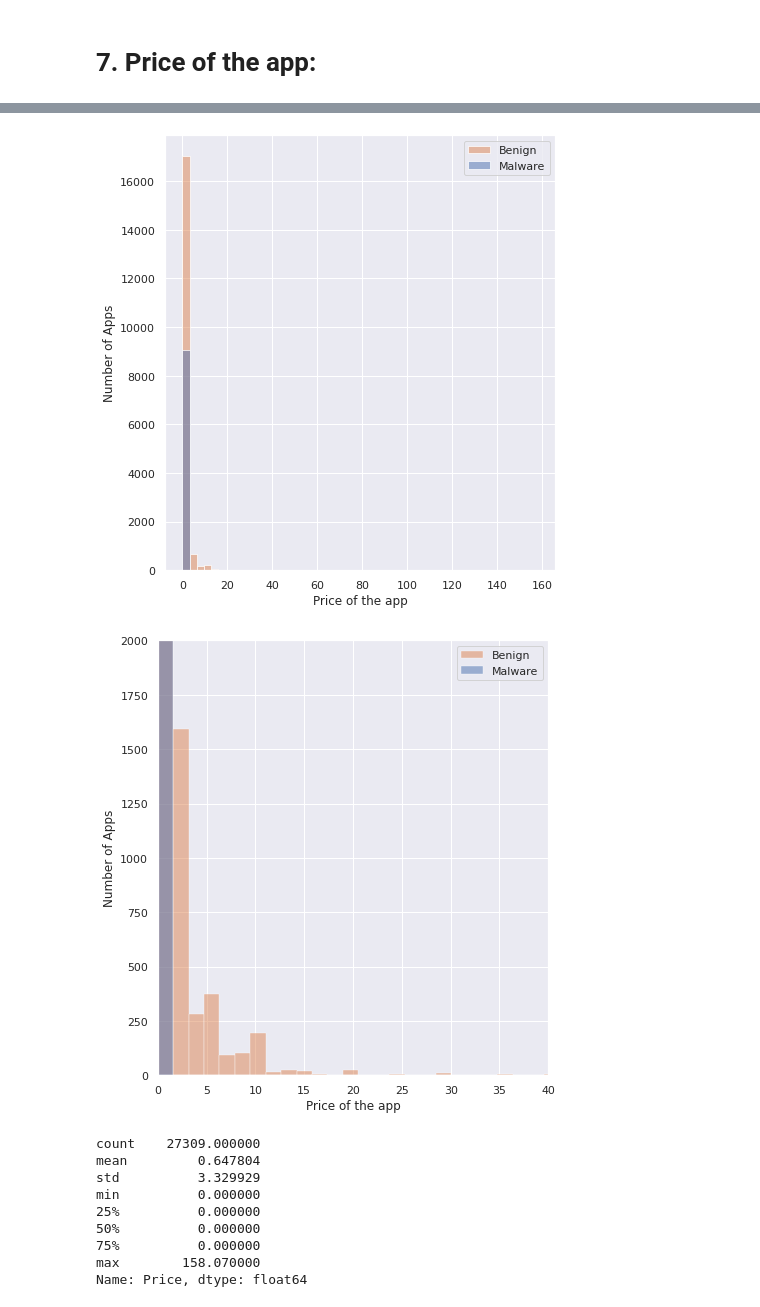
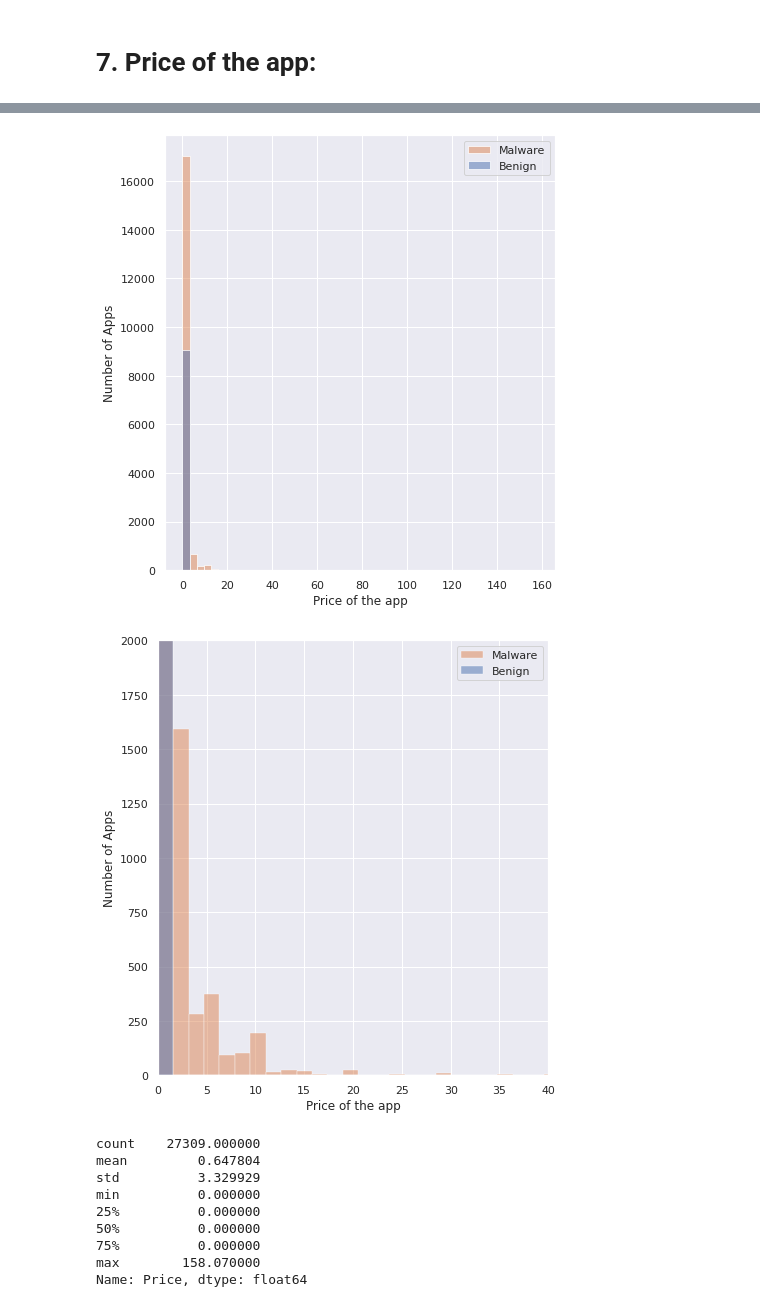
Before and after one commit to manisha-dhanuka/Supervised-Classification, a Jupyter notebook: Android_Authenticity_Prediction.ipynb, the cells around one changed output, grey strips where cells are left out. Drawn from its saved outputs; the diff is of its cells as text; code cells hidden in the pictures.

```diff
--- a/Android_Authenticity_Prediction.ipynb
+++ b/Android_Authenticity_Prediction.ipynb
@@ -726,26 +725,26 @@ files.download("Dangerous-safe-Class.png");
 # %%
 # Price Distriburion:
 plt.figure(figsize = (7,8))
 sns.histplot(data = df, x = 'Price', hue ='Class',bins=50)
 plt.xlabel("Price of the app")
 plt.ylabel("Number of Apps")
-plt.legend(['Benign','Malware'])
+plt.legend(['Malware','Benign'])
 plt.savefig("Price1.png")
 files.download("Price1.png");
 # %% [output]
 [interactive output not drawn]
 [interactive output not drawn]
-[figure, old version]
+[figure, new version]
 # %%
 plt.figure(figsize = (7,8))
 ax =sns.histplot(data = df, x = 'Price', hue ='Class',bins = 100)
 plt.xlabel("Price of the app")
 plt.ylabel("Number of Apps")
-plt.legend(['Benign','Malware'])
+plt.legend(['Malware','Benign'])
 ax.set_xlim(0,40)
 ax.set_ylim(0,2000);
 # %% [output]
-[figure, old version]
+[figure, new version]
 # %%
 df['Price'].describe()
 # %% [output]
```
Also changed, not shown: parts of 6 cells of this notebook.
